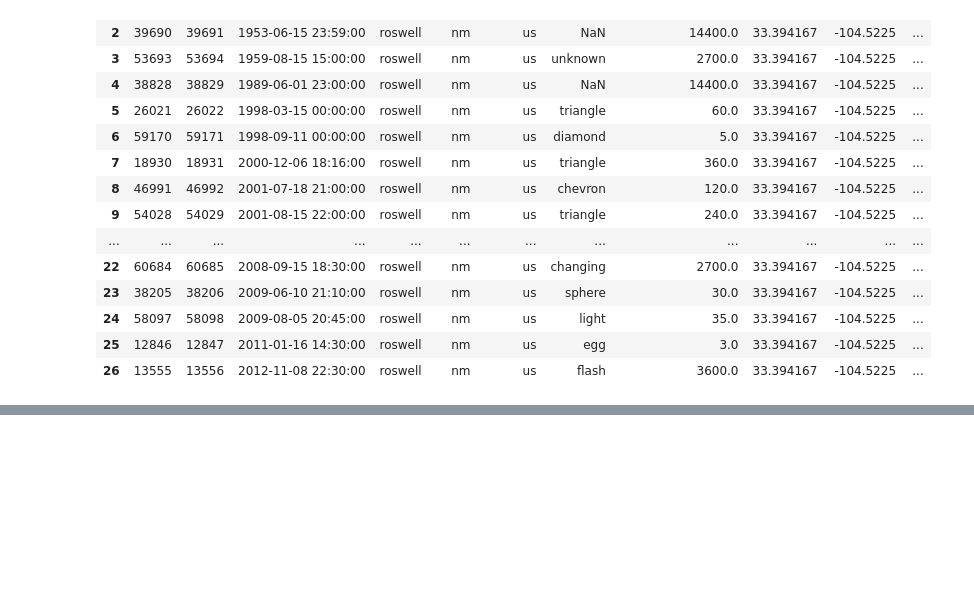
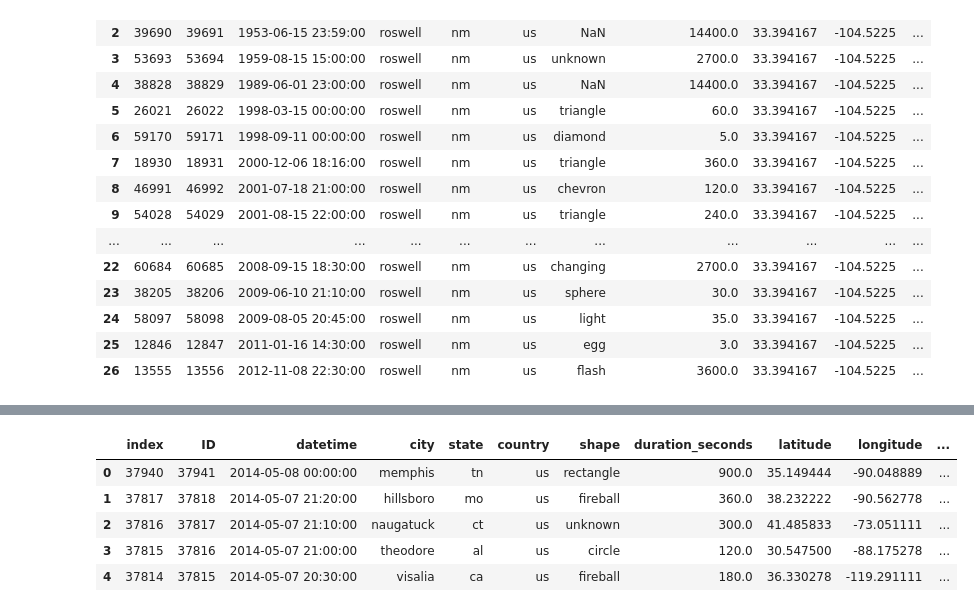
Before and after one commit to KushAGarg/project-3, a Jupyter notebook: data/andrew.ipynb, the cells around one changed output, grey strips where cells are left out. Saved outputs shown, nothing was run; the diff lists cells and outputs as text; code cells hidden in the pictures; blank space fills up the shorter version.

```diff
--- a/data/andrew.ipynb
+++ b/data/andrew.ipynb
@@ -292,3 +294,15 @@ march94
 | 26493 | 26494 | 1994-03-18 05:10:00 | flint | mi | us | triangle | 300.0 | 43.012500 | -83.687500 | ... |
 | 27423 | 27424 | 1994-03-24 23:30:00 | sturgis | ms | us | disk | 240.0 | 33.344444 | -89.045278 | ... |
 | 27885 | 27886 | 1994-03-28 17:00:00 | oakland | ca | us | light | 2400.0 | 37.804444 | -122.269722 | ... |
+# %%
+# Find most recent entries into the data.
+
+most_recent = df_ufo.sort_values("datetime", ascending=False).reset_index()
+most_recent.head()
+# %% [output]
+|  | index | ID | datetime | city | state | country | shape | duration_seconds | latitude | longitude | ... |
+| 0 | 37940 | 37941 | 2014-05-08 00:00:00 | memphis | tn | us | rectangle | 900.0 | 35.149444 | -90.048889 | ... |
+| 1 | 37817 | 37818 | 2014-05-07 21:20:00 | hillsboro | mo | us | fireball | 360.0 | 38.232222 | -90.562778 | ... |
+| 2 | 37816 | 37817 | 2014-05-07 21:10:00 | naugatuck | ct | us | unknown | 300.0 | 41.485833 | -73.051111 | ... |
+| 3 | 37815 | 37816 | 2014-05-07 21:00:00 | theodore | al | us | circle | 120.0 | 30.547500 | -88.175278 | ... |
+| 4 | 37814 | 37815 | 2014-05-07 20:30:00 | visalia | ca | us | fireball | 180.0 | 36.330278 | -119.291111 | ... |
```
Also changed, not shown: parts of 2 cells of this notebook, 4 other files.
